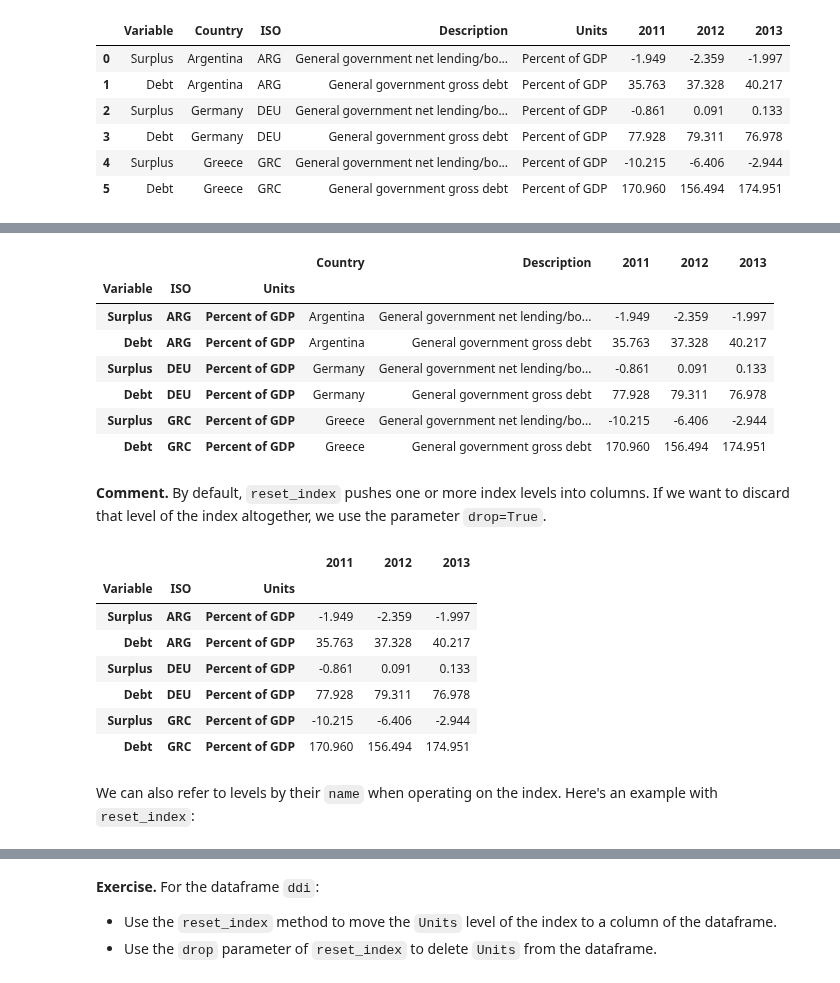
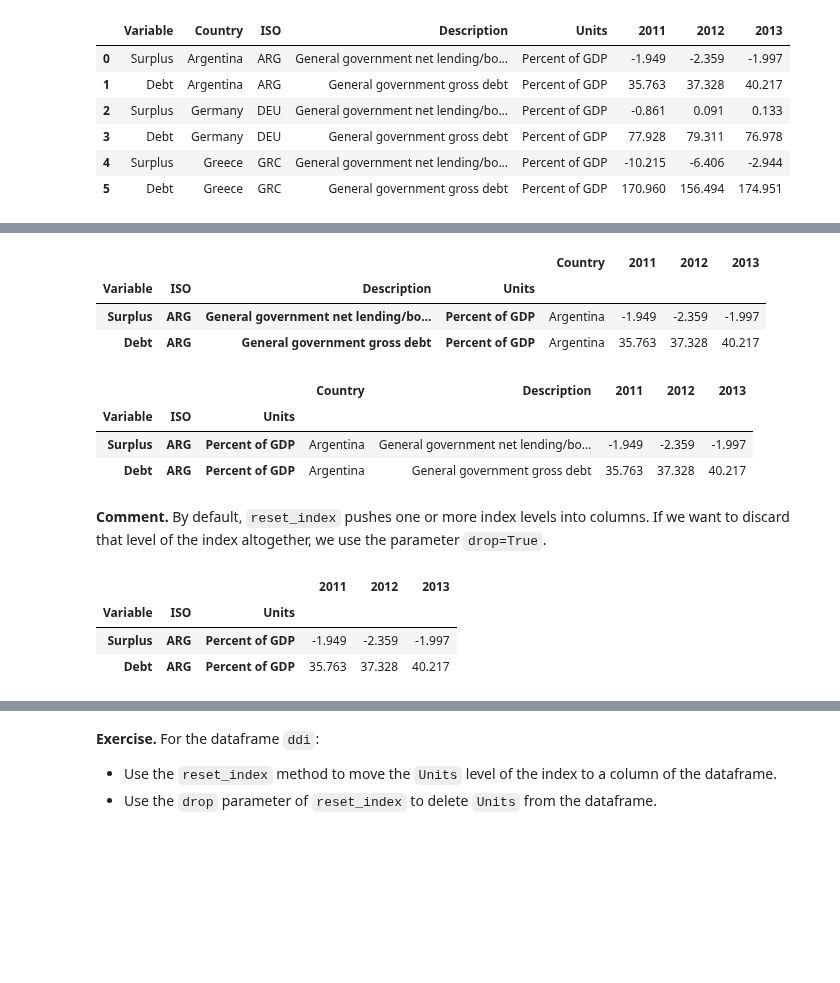
Before and after one commit to DaveBackus/Data_Bootcamp, a Jupyter notebook: Code/IPython/bootcamp_pandas-shape.ipynb, the cells around one changed output, grey strips where cells are left out. Saved outputs shown, nothing was run; the diff lists cells and outputs as text; code cells hidden in the pictures; blank space fills up the shorter version.

```diff
--- a/Code/IPython/bootcamp_pandas-shape.ipynb
+++ b/Code/IPython/bootcamp_pandas-shape.ipynb
@@ -246,26 +242,25 @@ ddi.reset_index(level=1)
-# %%
-ddi.reset_index(level=[1,3])
-# %% [output]
-|  |  |  | Country | Description | 2011 | 2012 | 2013 |
-| Variable | ISO | Units |  |  |  |  |  |
-| Surplus | ARG | Percent of GDP | Argentina | General government net lending/bo... | -1.949 | -2.359 | -1.997 |
-| Debt | ARG | Percent of GDP | Argentina | General government gross debt | 35.763 | 37.328 | 40.217 |
-| Surplus | DEU | Percent of GDP | Germany | General government net lending/bo... | -0.861 | 0.091 | 0.133 |
-| Debt | DEU | Percent of GDP | Germany | General government gross debt | 77.928 | 79.311 | 76.978 |
-| Surplus | GRC | Percent of GDP | Greece | General government net lending/bo... | -10.215 | -6.406 | -2.944 |
-| Debt | GRC | Percent of GDP | Greece | General government gross debt | 170.960 | 156.494 | 174.951 |
+# %%
+# or by name
+ddi.reset_index(level='Country').head(2)
+# %% [output]
+|  |  |  |  | Country | 2011 | 2012 | 2013 |
+| Variable | ISO | Description | Units |  |  |  |  |
+| Surplus | ARG | General government net lending/bo... | Percent of GDP | Argentina | -1.949 | -2.359 | -1.997 |
+| Debt | ARG | General government gross debt | Percent of GDP | Argentina | 35.763 | 37.328 | 40.217 |
+# %%
+# or do more than one at a time
+ddi.reset_index(level=[1,3]).head(2)
+# %% [output]
+|  |  |  | Country | Description | 2011 | 2012 | 2013 |
+| Variable | ISO | Units |  |  |  |  |  |
+| Surplus | ARG | Percent of GDP | Argentina | General government net lending/bo... | -1.949 | -2.359 | -1.997 |
+| Debt | ARG | Percent of GDP | Argentina | General government gross debt | 35.763 | 37.328 | 40.217 |
 # %% [markdown]
 **Comment.** By default, `reset_index` pushes one or more index levels into columns.  If we want to discard that level of the index altogether, we use the parameter `drop=True`.
 # %%
-ddi.reset_index(level=[1,3], drop=True)
+ddi.reset_index(level=[1,3], drop=True).head(2)
 # %% [output]
 |  |  |  | 2011 | 2012 | 2013 |
 | Variable | ISO | Units |  |  |  |
 | Surplus | ARG | Percent of GDP | -1.949 | -2.359 | -1.997 |
 | Debt | ARG | Percent of GDP | 35.763 | 37.328 | 40.217 |
-| Surplus | DEU | Percent of GDP | -0.861 | 0.091 | 0.133 |
-| Debt | DEU | Percent of GDP | 77.928 | 79.311 | 76.978 |
-| Surplus | GRC | Percent of GDP | -10.215 | -6.406 | -2.944 |
-| Debt | GRC | Percent of GDP | 170.960 | 156.494 | 174.951 |
-# %% [markdown]
-We can also refer to levels by their `name` when operating on the index. Here's an example with `reset_index`:
```
Also changed, not shown: parts of 42 cells of this notebook, 6 other files.
